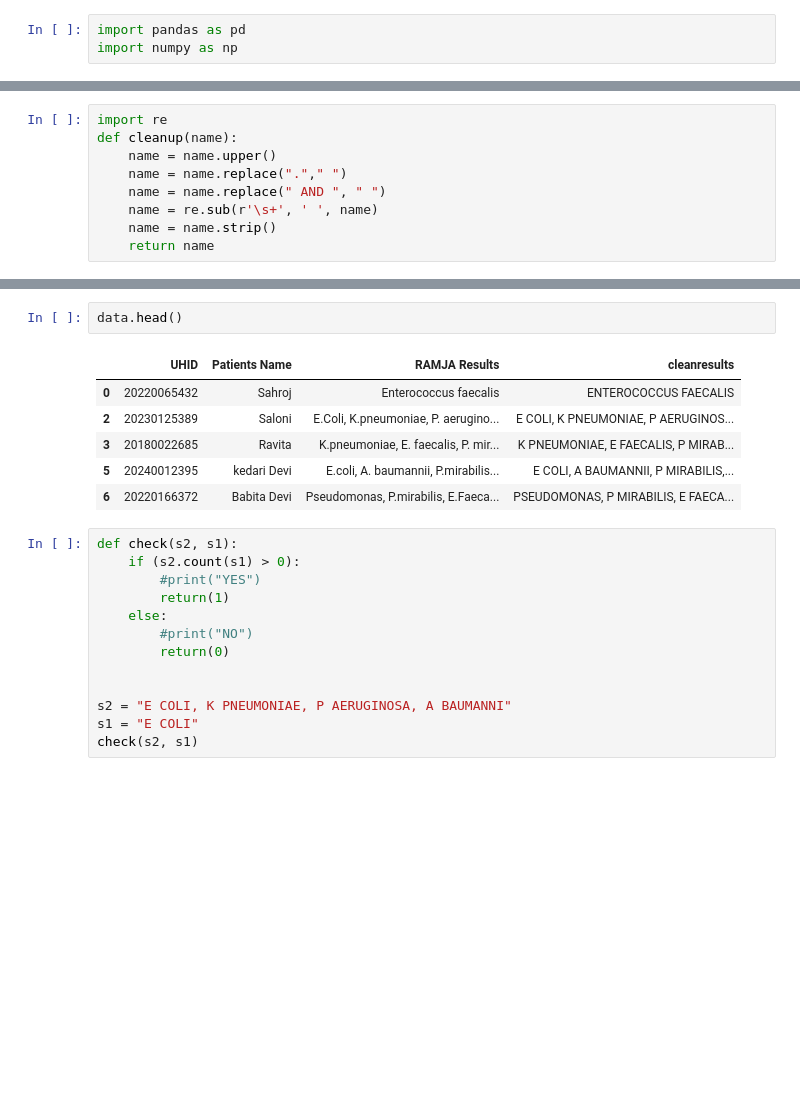
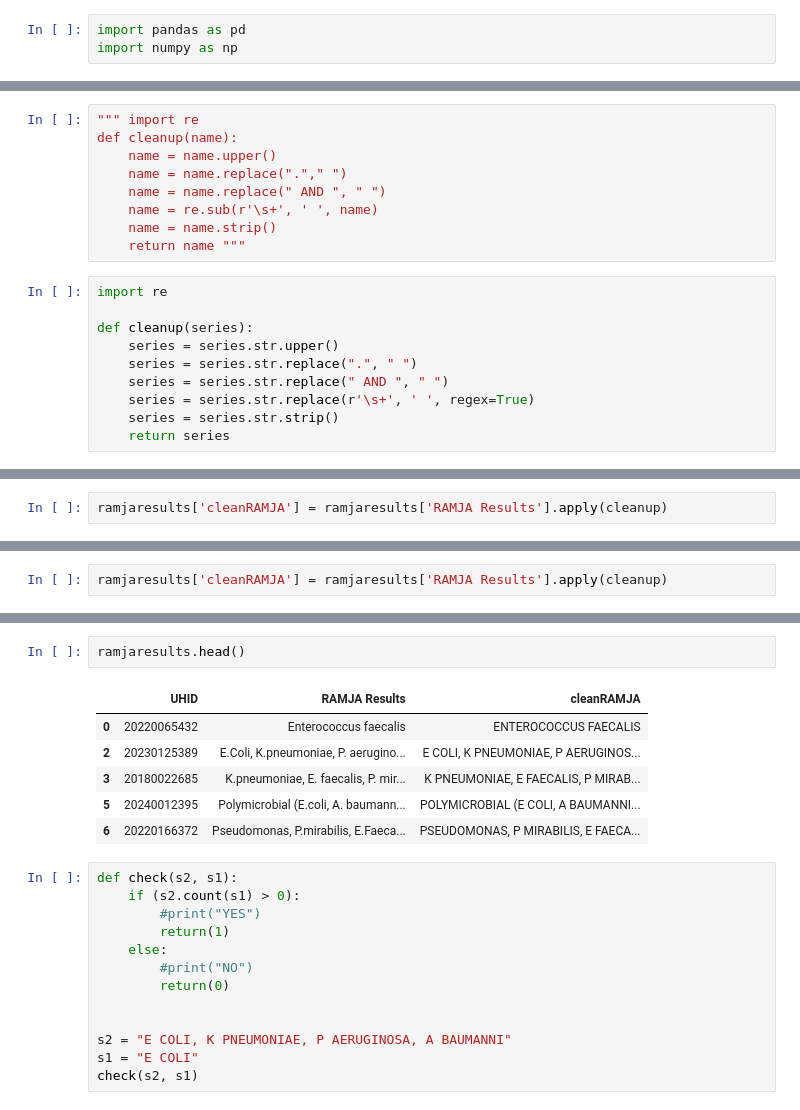
Before and after one commit to neeliit/DiagnosticsPy, a Jupyter notebook: datacleaning.ipynb, the cells around one changed output, grey strips where cells are left out. Saved outputs shown, nothing was run; the diff lists cells and outputs as text; blank space fills up the shorter version.

```diff
--- a/datacleaning.ipynb
+++ b/datacleaning.ipynb
@@ -26,9 +31,19 @@ data.head()
 # %%
-import re
+""" import re
 def cleanup(name):
     name = name.upper()
     name = name.replace("."," ")
     name = name.replace(" AND ", " ")
     name = re.sub(r'\s+', ' ', name)
     name = name.strip()
-    return name
+    return name """
+# %%
+import re
+
+def cleanup(series):
+    series = series.str.upper()
+    series = series.str.replace(".", " ")
+    series = series.str.replace(" AND ", " ")
+    series = series.str.replace(r'\s+', ' ', regex=True)
+    series = series.str.strip()
+    return series
@@ -36,0 +74,2 @@ data['cleanresults'] = data['RAMJA Results'].apply(cleanup)
+# %%
+ramjaresults['cleanRAMJA'] = ramjaresults['RAMJA Results'].apply(cleanup)
@@ -36,0 +82,2 @@ data['cleanresults'] = data['RAMJA Results'].apply(cleanup)
+# %%
+ramjaresults['cleanRAMJA'] = ramjaresults['RAMJA Results'].apply(cleanup)
@@ -37,12 +98,12 @@ data['cleanresults'] = data['RAMJA Results'].apply(cleanup)
 # %%
-data.head()
+ramjaresults.head()
 # %% [output]
-|  | UHID | Patients Name | RAMJA Results | cleanresults |
-| 0 | 20220065432 | Sahroj | Enterococcus faecalis | ENTEROCOCCUS FAECALIS |
-| 2 | 20230125389 | Saloni | E.Coli, K.pneumoniae, P. aerugino... | E COLI, K PNEUMONIAE, P AERUGINOS... |
-| 3 | 20180022685 | Ravita | K.pneumoniae, E. faecalis, P. mir... | K PNEUMONIAE, E FAECALIS, P MIRAB... |
-| 5 | 20240012395 | kedari Devi | E.coli, A. baumannii, P.mirabilis... | E COLI, A BAUMANNII, P MIRABILIS,... |
-| 6 | 20220166372 | Babita Devi | Pseudomonas, P.mirabilis, E.Faeca... | PSEUDOMONAS, P MIRABILIS, E FAECA... |
+|  | UHID | RAMJA Results | cleanRAMJA |
+| 0 | 20220065432 | Enterococcus faecalis | ENTEROCOCCUS FAECALIS |
+| 2 | 20230125389 | E.Coli, K.pneumoniae, P. aerugino... | E COLI, K PNEUMONIAE, P AERUGINOS... |
+| 3 | 20180022685 | K.pneumoniae, E. faecalis, P. mir... | K PNEUMONIAE, E FAECALIS, P MIRAB... |
+| 5 | 20240012395 | Polymicrobial (E.coli, A. baumann... | POLYMICROBIAL (E COLI, A BAUMANNI... |
+| 6 | 20220166372 | Pseudomonas, P.mirabilis, E.Faeca... | PSEUDOMONAS, P MIRABILIS, E FAECA... |
 # %%
 def check(s2, s1):
     if (s2.count(s1) > 0):
```
Also changed, not shown: parts of 23 cells of this notebook.
